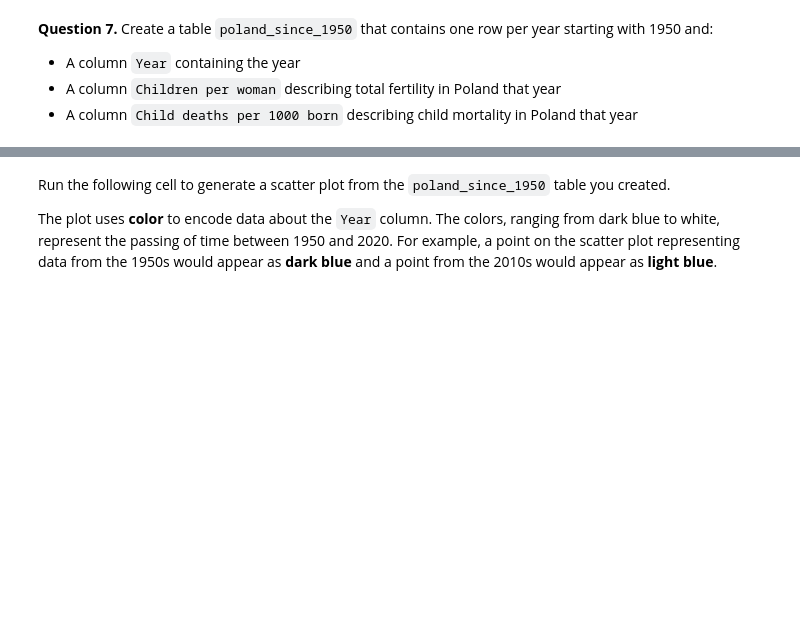
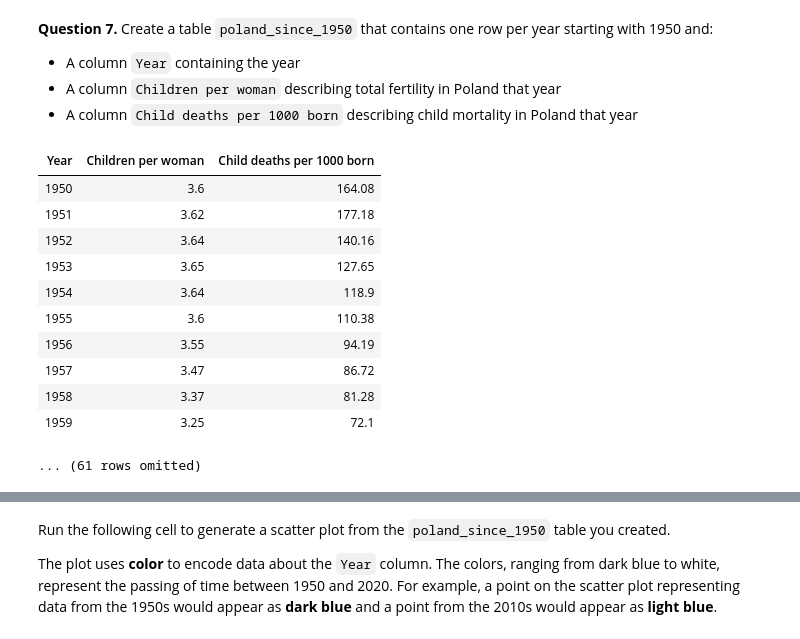
Before and after one commit to cblack-3/cblack-DA-Fall-Intro, a Jupyter notebook: Project 1/project1.ipynb, the cells around one changed output, grey strips where cells are left out. Saved outputs shown, nothing was run; the diff lists cells and outputs as text; code cells hidden in the pictures; blank space fills up the shorter version.

```diff
--- a/Project 1/project1.ipynb
+++ b/Project 1/project1.ipynb
@@ -298,2 +291,27 @@ poland_since_1950
+# %%
+def child_mortality_over_time(country_code, start):
+    """Creates a two-column table that describes a country's child mortality rate each year."""
+    geo_location_2 = child_mortality.where('geo', are.equal_to(country_code))
+    start_location_2 = geo_location_2.where('time', are.above_or_equal_to(start))
+    return start_location_2.select('time', 'child_mortality_under_5_per_1000_born').relabel('time', 'Year').relabel('child_mortality_under_5_per_1000_born', 'Child deaths per 1000 born')
+
+pol_fertility = fertility_over_time("pol", 1950)
+pol_child_mortality = child_mortality_over_time("pol", 1950)
+
+poland_since_1950 = pol_fertility.join('Year', pol_child_mortality)
+poland_since_1950
+# %% [output]
+| Year | Children per woman | Child deaths per 1000 born |
+| 1950 | 3.6 | 164.08 |
+| 1951 | 3.62 | 177.18 |
+| 1952 | 3.64 | 140.16 |
+| 1953 | 3.65 | 127.65 |
+| 1954 | 3.64 | 118.9 |
+| 1955 | 3.6 | 110.38 |
+| 1956 | 3.55 | 94.19 |
+| 1957 | 3.47 | 86.72 |
+| 1958 | 3.37 | 81.28 |
+| 1959 | 3.25 | 72.1 |
+... (61 rows omitted)
 # %%
 grader.check("q1_7")
```
Also changed, not shown: parts of 14 cells of this notebook, 1 other file.
